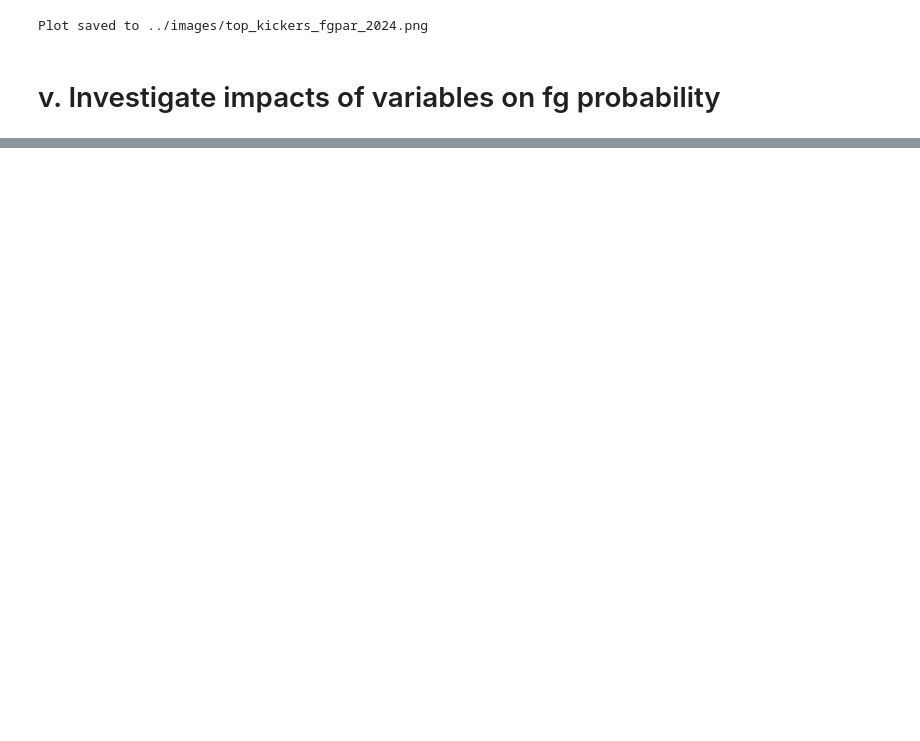
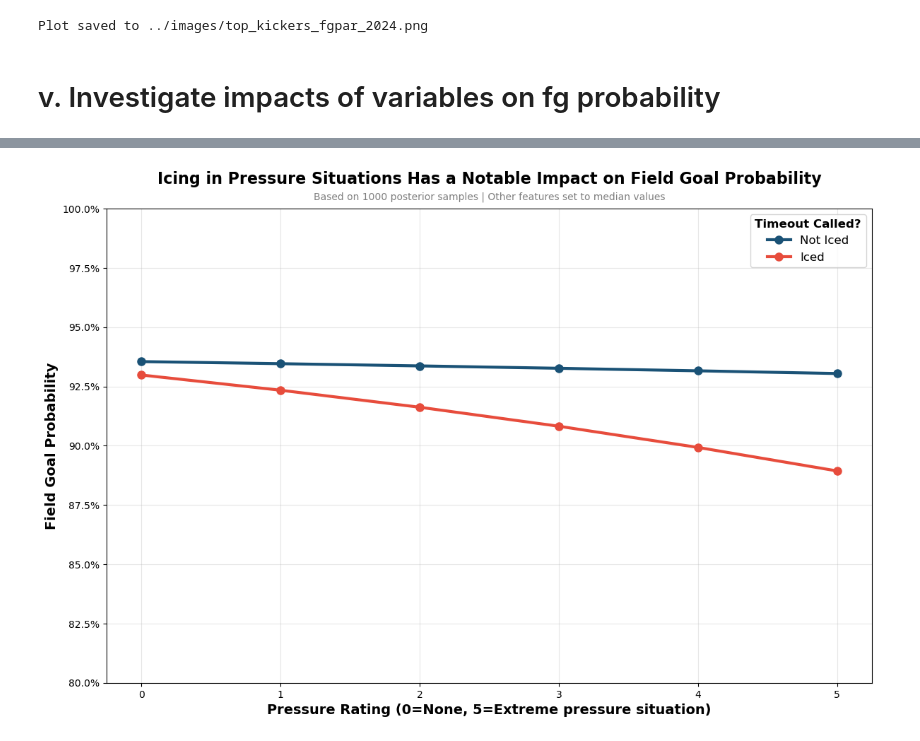
Before and after one commit to lneuendorf/nfl-field-goal-model, a Jupyter notebook: process/5_analysis.ipynb, the cells around one changed output, grey strips where cells are left out. Drawn from its saved outputs; the diff is of its cells as text; code cells hidden in the pictures; blank space fills up the shorter version.

```diff
--- a/process/5_analysis.ipynb
+++ b/process/5_analysis.ipynb
@@ -772,0 +1013,97 @@ Plot saved to ../images/top_kickers_fgpar_2024.png
+# %%
+# Set up pressure ratings to test
+pressure_ratings = np.arange(0, 5.1, 1)  # 0 to 5 in 0.5 increments
+
+# Create figure
+plt.figure(figsize=(12, 8))
+plt.style.use('default')
+
+# Colors for iced vs non-iced
+colors = ['#1a5276', '#e74c3c']  # Blue for non-iced, red for iced
+
+# Store results
+pressure_results = {'iced': [], 'non_iced': []}
+
+# Calculate probabilities for each pressure rating
+for pressure in pressure_ratings:
+    for iced_status in [0, 1]:  # 0 = not iced, 1 = iced
+        iced_status_scaled = iced_scaler.transform([[iced_status]])[0, 0]
+        pressure_rating_scaled = pressure_scaler.transform([[pressure]])[0, 0]
+        # Sample from posterior
+        probs = []
+        for i in sample_indices:
+            logit_p = (
+                alpha_samples[i]
+                + kicker_intercepts_median[i]
+                + kicker_slopes_median[i] * features['ytg_poly2']
+                + beta_home_samples[i] * location['neutral']  # Assume neutral for this plot
+                + beta_timeofday_samples[i] * features['lighting_condition']
+                + beta_pressure_samples[i] * pressure_rating_scaled
+                + beta_iced_samples[i] * iced_status_scaled
+                + beta_pressure_iced_samples[i] * pressure_rating_scaled * iced_status_scaled
+                + beta_season_samples[i] * features['season_scaled']
+                + beta_wind_samples[i] * features['wind_gust'] * features['outdoor_indicator']
+                + beta_wind_ytg_samples[i] * features['wind_gust'] * features['ytg_poly2'] * features['outdoor_indicator']
+                + beta_temp_samples[i] * features['temperature'] * features['outdoor_indicator']
+                + beta_temp_ytg_samples[i] * features['temperature'] * features['ytg_poly2'] * features['outdoor_indicator']
+                + beta_precip_samples[i] * features['precipitation_chance'] * features['outdoor_indicator']
+                + beta_precip_ytg_samples[i] * features['precipitation_chance'] * features['ytg_poly2'] * features['outdoor_indicator']
+                + beta_snow_samples[i] * features['snow_severity'] * features['outdoor_indicator']
+                + beta_snow_ytg_samples[i] * features['snow_severity'] * features['ytg_poly2'] * features['outdoor_indicator']
+                + beta_elev_samples[i] * features['elevation'] * features['outdoor_indicator']
+                + beta_elev_ytg_samples[i] * features['elevation'] * features['ytg_poly2'] * features['outdoor_indicator']
+            )
+            prob = 1 / (1 + np.exp(-logit_p))
+            probs.append(prob)
+
+        key = 'iced' if iced_status else 'non_iced'
+        pressure_results[key].append(np.mean(probs))
+
+# Plot both conditions
+plt.plot(pressure_ratings, pressure_results['non_iced'],
+         label='Not Iced',
+         color=colors[0],
+         linewidth=3,
+         marker='o',
+         markersize=8)
+
+plt.plot(pressure_ratings, pressure_results['iced'],
+         label='Iced',
+         color=colors[1],
+         linewidth=3,
+         marker='o',
+         markersize=8)
+
+# Formatting
+plt.title(
+    'Icing in Pressure Situations Has a Notable Impact on Field Goal Probability',
+    fontsize=16,
+    fontweight='bold',
+    color='black',
+    x=0.5,
+    y=1.04
+)
+plt.xlabel('Pressure Rating (0=None, 5=Extreme pressure situation)', fontsize=14, fontweight='bold', color='black')
+plt.ylabel('Field Goal Probability', fontsize=14, fontweight='bold', color='black')
+plt.gca().yaxis.set_major_formatter(PercentFormatter(1.0))
+plt.ylim(0.8, 1.0)  # Adjusted probability range
+
+# Legend
+legend = plt.legend(fontsize=12,
+                   title='Timeout Called?',
+                   title_fontsize=12)
+plt.setp(legend.get_title(), fontweight='bold')
+
+# Grid and layout
+plt.grid(True, alpha=0.3)
+plt.tight_layout()
+
+# Add explanatory text
+plt.text(0.5, 1.035,
+         "Based on 1000 posterior samples | Other features set to median values",
+         ha='center', va='top', transform=plt.gca().transAxes,
+         fontsize=10, color='gray')
+
+plt.show()
+# %% [output]
+[figure, added]
```
Also changed, not shown: parts of 11 cells of this notebook, 1 other file.
